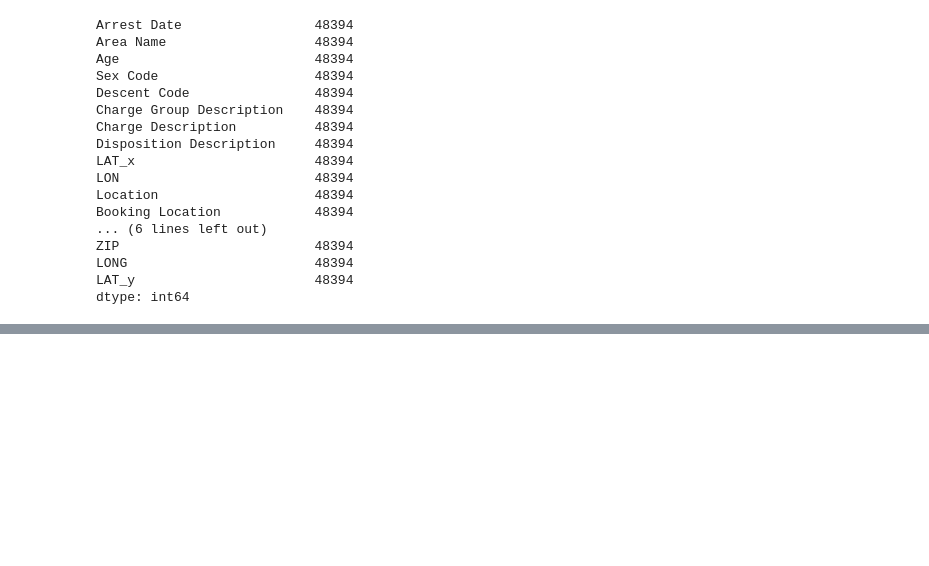
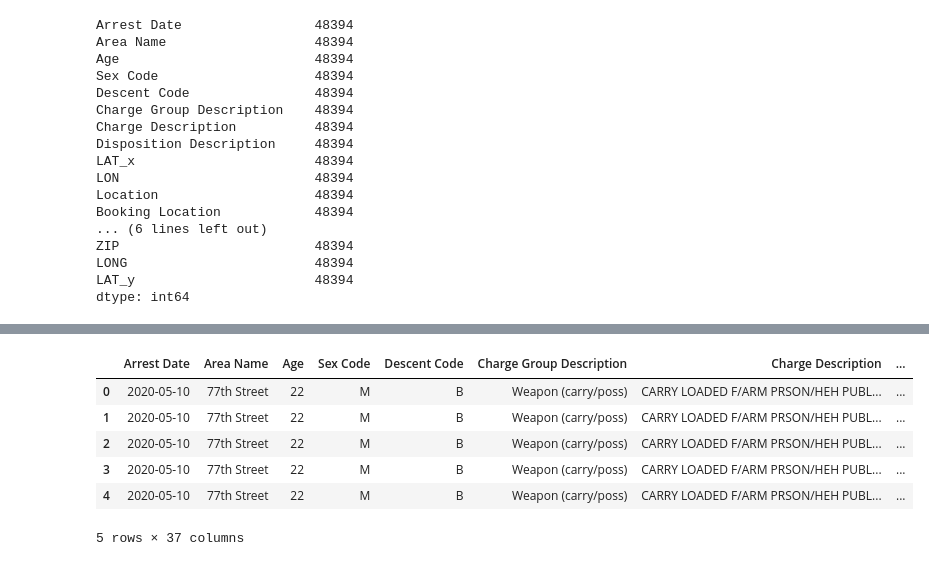
Before and after one commit to jwygonik/Crime_Analysis, a Jupyter notebook: Merging_Data.ipynb, the cells around one changed output, grey strips where cells are left out. Drawn from its saved outputs; the diff is of its cells as text; code cells hidden in the pictures; blank space fills up the shorter version.

```diff
--- a/Merging_Data.ipynb
+++ b/Merging_Data.ipynb
@@ -76,0 +87,11 @@ dtype: int64
+# %%
+final_data = police_arrests.merge(mhr_df,left_on='Zip_Codes', right_on='zip')
+final_data.head()
+# %% [output]
+|  | Arrest Date | Area Name | Age | Sex Code | Descent Code | Charge Group Description | Charge Description | ... |
+| 0 | 2020-05-10 | 77th Street | 22 | M | B | Weapon (carry/poss) | CARRY LOADED F/ARM PRSON/HEH PUBL... | ... |
+| 1 | 2020-05-10 | 77th Street | 22 | M | B | Weapon (carry/poss) | CARRY LOADED F/ARM PRSON/HEH PUBL... | ... |
+| 2 | 2020-05-10 | 77th Street | 22 | M | B | Weapon (carry/poss) | CARRY LOADED F/ARM PRSON/HEH PUBL... | ... |
+| 3 | 2020-05-10 | 77th Street | 22 | M | B | Weapon (carry/poss) | CARRY LOADED F/ARM PRSON/HEH PUBL... | ... |
+| 4 | 2020-05-10 | 77th Street | 22 | M | B | Weapon (carry/poss) | CARRY LOADED F/ARM PRSON/HEH PUBL... | ... |
+5 rows × 37 columns
```
Also changed, not shown: parts of 12 cells of this notebook, 2 other files.
